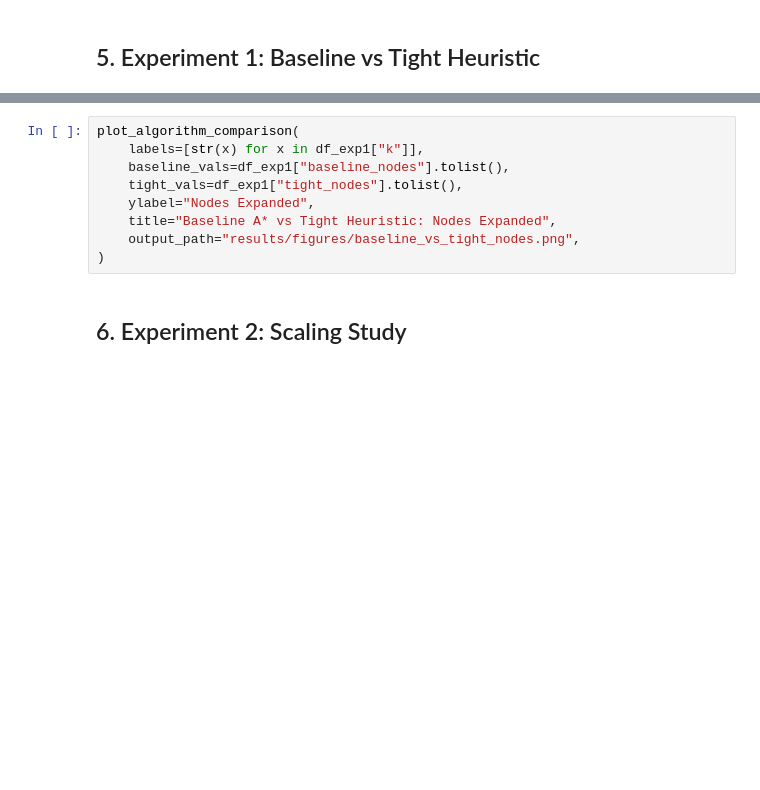
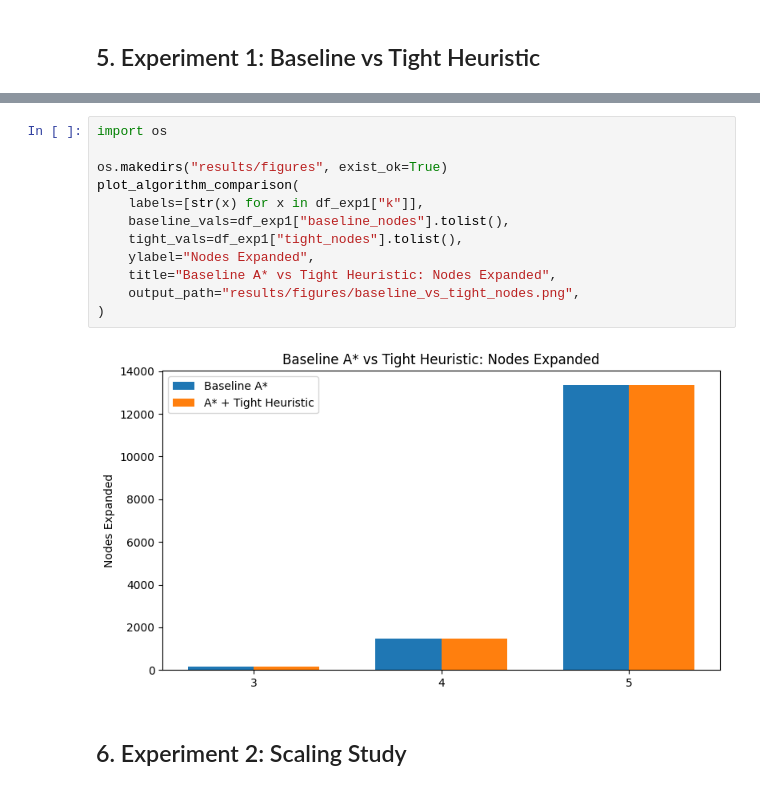
Before and after one commit to sowjanyakaranam/heuristic-product-retrieval, a Jupyter notebook: heuristic_product_retrieval/notebooks/m2_experiments.ipynb, the cells around one changed output, grey strips where cells are left out. Saved outputs shown, nothing was run; the diff lists cells and outputs as text; blank space fills up the shorter version.

```diff
--- a/heuristic_product_retrieval/notebooks/m2_experiments.ipynb
+++ b/heuristic_product_retrieval/notebooks/m2_experiments.ipynb
@@ -75,12 +164,17 @@ df_exp1
 # %%
+import os
+
+os.makedirs("results/figures", exist_ok=True)
 plot_algorithm_comparison(
     labels=[str(x) for x in df_exp1["k"]],
     baseline_vals=df_exp1["baseline_nodes"].tolist(),
     tight_vals=df_exp1["tight_nodes"].tolist(),
     ylabel="Nodes Expanded",
     title="Baseline A* vs Tight Heuristic: Nodes Expanded",
     output_path="results/figures/baseline_vs_tight_nodes.png",
 )
+# %% [output]
+[figure, added]
 # %% [markdown]
 ## 6. Experiment 2: Scaling Study
 # %%
```
Also changed, not shown: parts of 15 cells of this notebook.
